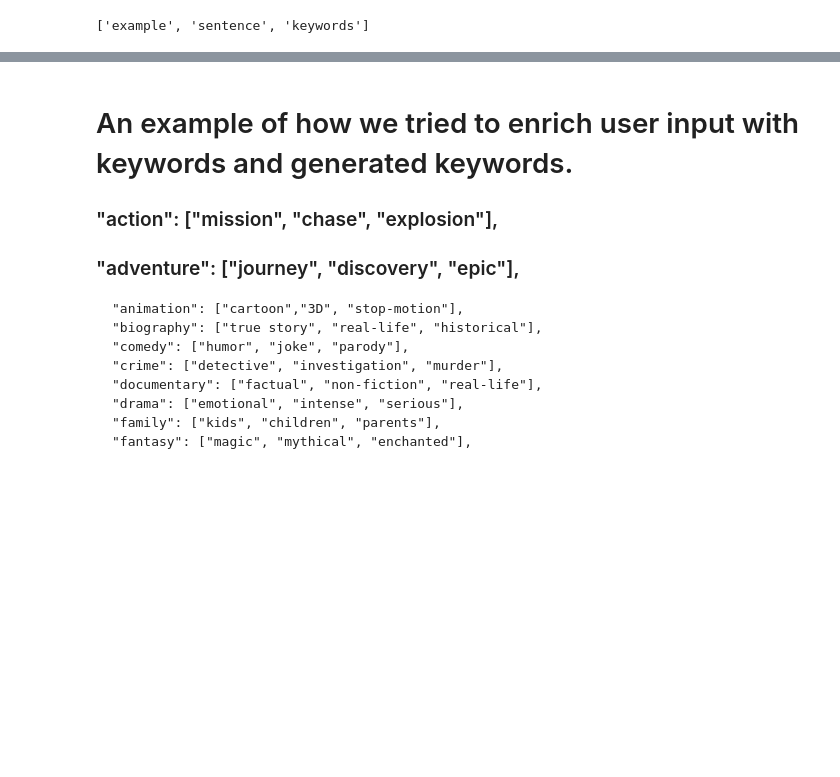
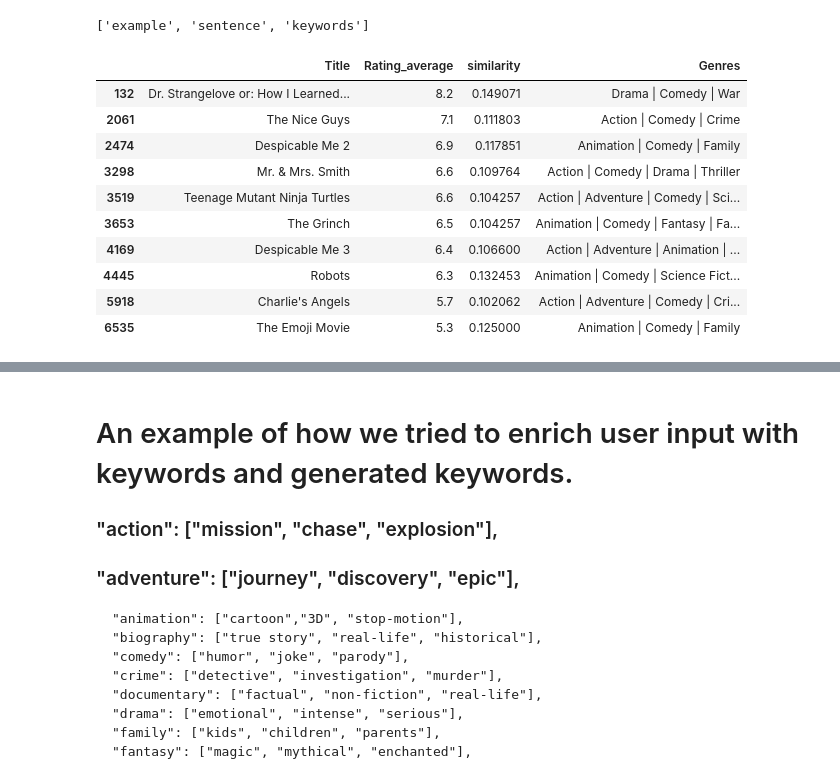
Before and after one commit to doruktopcu/MoviesRecommenderSystemProject, a Jupyter notebook: movie-recommender.ipynb, the cells around one changed output, grey strips where cells are left out. Cells and saved outputs as stored; diff of their text form; code cells hidden in the pictures; blank space fills up the shorter version.

```diff
--- a/movie-recommender.ipynb
+++ b/movie-recommender.ipynb
@@ -456,0 +347,14 @@ vote_count = 100):
+# %%
+user_input_recommender_sentiment(movies_big_df, user_input="I hate detective spy movies.")
+# %% [output]
+|  | Title | Rating_average | similarity | Genres |
+| 132 | Dr. Strangelove or: How I Learned... | 8.2 | 0.149071 | Drama | Comedy | War |
+| 2061 | The Nice Guys | 7.1 | 0.111803 | Action | Comedy | Crime |
+| 2474 | Despicable Me 2 | 6.9 | 0.117851 | Animation | Comedy | Family |
+| 3298 | Mr. & Mrs. Smith | 6.6 | 0.109764 | Action | Comedy | Drama | Thriller |
+| 3519 | Teenage Mutant Ninja Turtles | 6.6 | 0.104257 | Action | Adventure | Comedy | Sci... |
+| 3653 | The Grinch | 6.5 | 0.104257 | Animation | Comedy | Fantasy | Fa... |
+| 4169 | Despicable Me 3 | 6.4 | 0.106600 | Action | Adventure | Animation | ... |
+| 4445 | Robots | 6.3 | 0.132453 | Animation | Comedy | Science Fict... |
+| 5918 | Charlie's Angels | 5.7 | 0.102062 | Action | Adventure | Comedy | Cri... |
+| 6535 | The Emoji Movie | 5.3 | 0.125000 | Animation | Comedy | Family |
```
Also changed, not shown: parts of 103 cells of this notebook, 1 other file.
